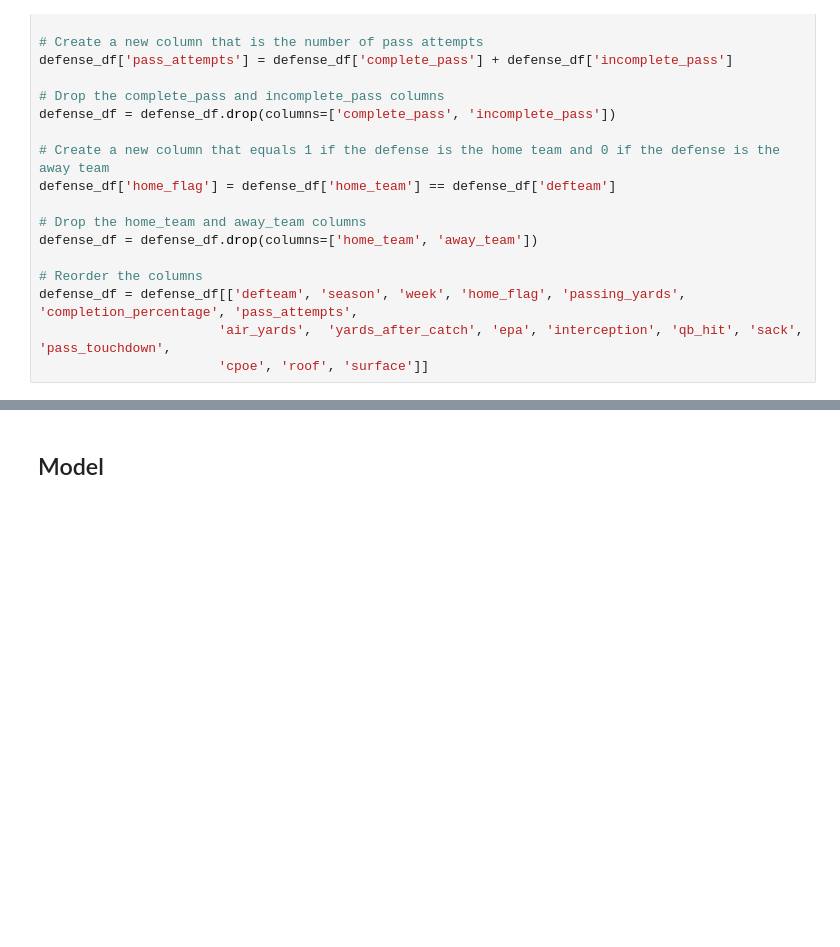
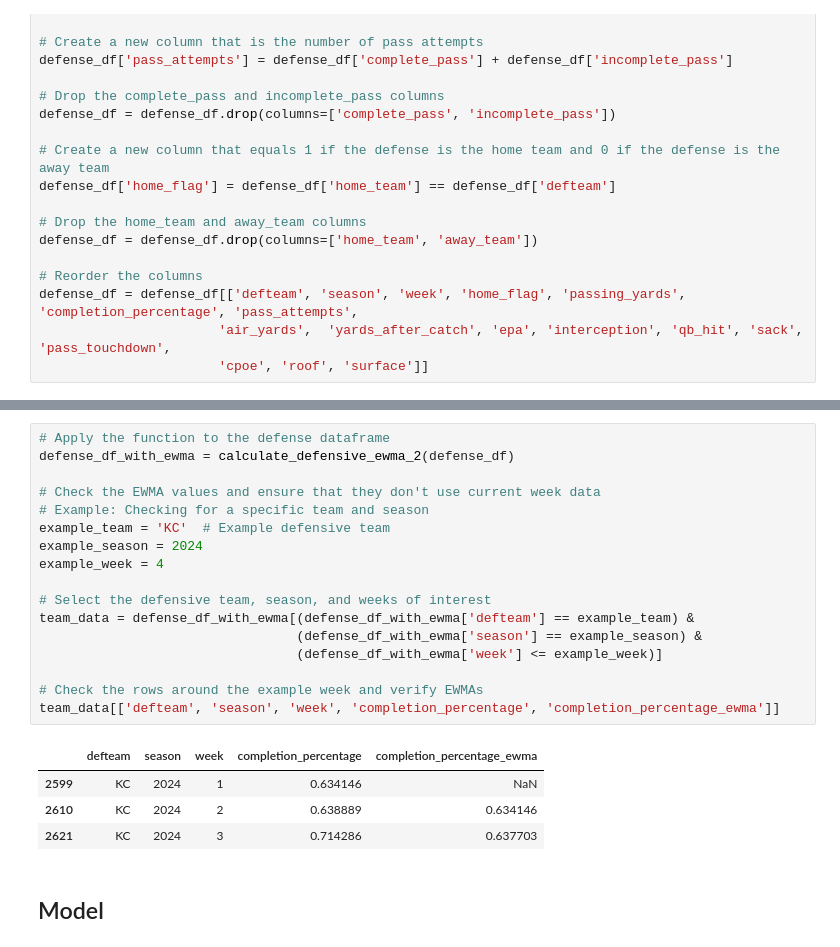
Before and after one commit to bhuggard/CheckTheCover, a Jupyter notebook: testnocom.ipynb, the cells around one changed output, grey strips where cells are left out. Cells and saved outputs as stored; diff of their text form; blank space fills up the shorter version.

```diff
--- a/testnocom.ipynb
+++ b/testnocom.ipynb
@@ -202,3 +434,25 @@ def filter_most_recent_weeks(df, weeks_needed=2):
+# %%
+# Apply the function to the defense dataframe
+defense_df_with_ewma = calculate_defensive_ewma_2(defense_df)
+
+# Check the EWMA values and ensure that they don't use current week data
+# Example: Checking for a specific team and season
+example_team = 'KC'  # Example defensive team
+example_season = 2024
+example_week = 4
+
+# Select the defensive team, season, and weeks of interest
+team_data = defense_df_with_ewma[(defense_df_with_ewma['defteam'] == example_team) &
+                                 (defense_df_with_ewma['season'] == example_season) &
+                                 (defense_df_with_ewma['week'] <= example_week)]
+
+# Check the rows around the example week and verify EWMAs
+team_data[['defteam', 'season', 'week', 'completion_percentage', 'completion_percentage_ewma']]
+# %% [output]
+|  | defteam | season | week | completion_percentage | completion_percentage_ewma |
+| 2599 | KC | 2024 | 1 | 0.634146 | NaN |
+| 2610 | KC | 2024 | 2 | 0.638889 | 0.634146 |
+| 2621 | KC | 2024 | 3 | 0.714286 | 0.637703 |
 # %% [markdown]
 ## Model
 # %%
```
Also changed, not shown: parts of 9 cells of this notebook, 1 other file.
